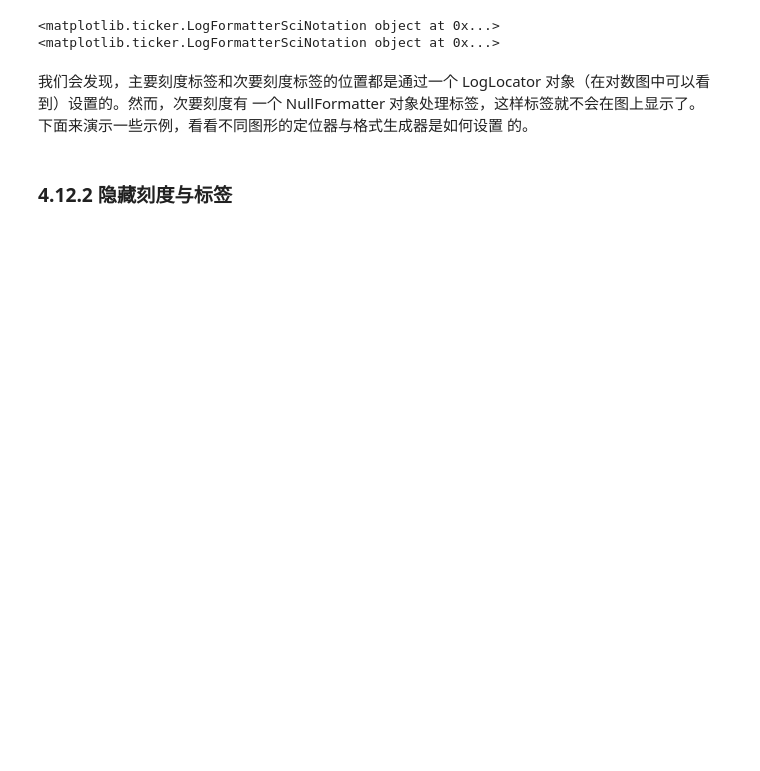
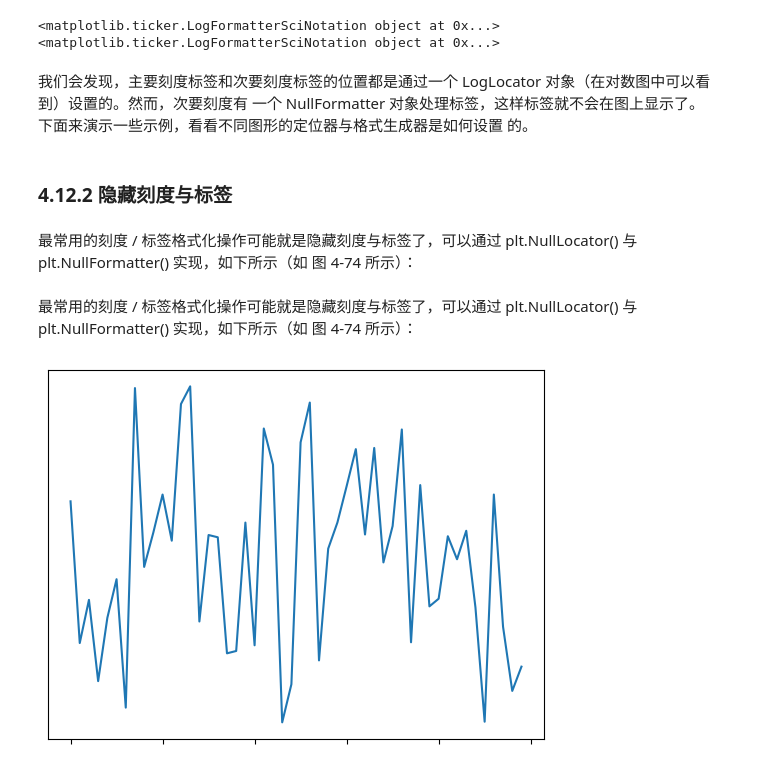
Before and after one commit to HaichengHao/machinelearnning, a Jupyter notebook: 00超基础数据科学手册自敲代码/04matplotlib数据可视化/code/05matplotlib第五段.ipynb, the cells around one changed output. Saved outputs shown, nothing was run; the diff lists cells and outputs as text; code cells hidden in the pictures; blank space fills up the shorter version.

```diff
--- a/00超基础数据科学手册自敲代码/04matplotlib数据可视化/code/05matplotlib第五段.ipynb
+++ b/00超基础数据科学手册自敲代码/04matplotlib数据可视化/code/05matplotlib第五段.ipynb
@@ -126,0 +125,15 @@ LogLocator 对象（在对数图中可以看到）设置的。然而，次要刻
+# %% [markdown]
+最常用的刻度 / 标签格式化操作可能就是隐藏刻度与标签了，可以通过
+plt.NullLocator() 与 plt.NullFormatter() 实现，如下所示（如
+图 4-74 所示）：
+# %% [markdown]
+最常用的刻度 / 标签格式化操作可能就是隐藏刻度与标签了，可以通过
+plt.NullLocator() 与 plt.NullFormatter() 实现，如下所示（如
+图 4-74 所示）：
+# %%
+ax = plt.axes()
+ax.plot(np.random.rand(50))
+ax.yaxis.set_major_locator(plt.NullLocator())
+ax.xaxis.set_major_formatter(plt.NullFormatter())
+# %% [output]
+[figure, added]
```
Also changed, not shown: parts of 30 cells of this notebook, 4 other files.
